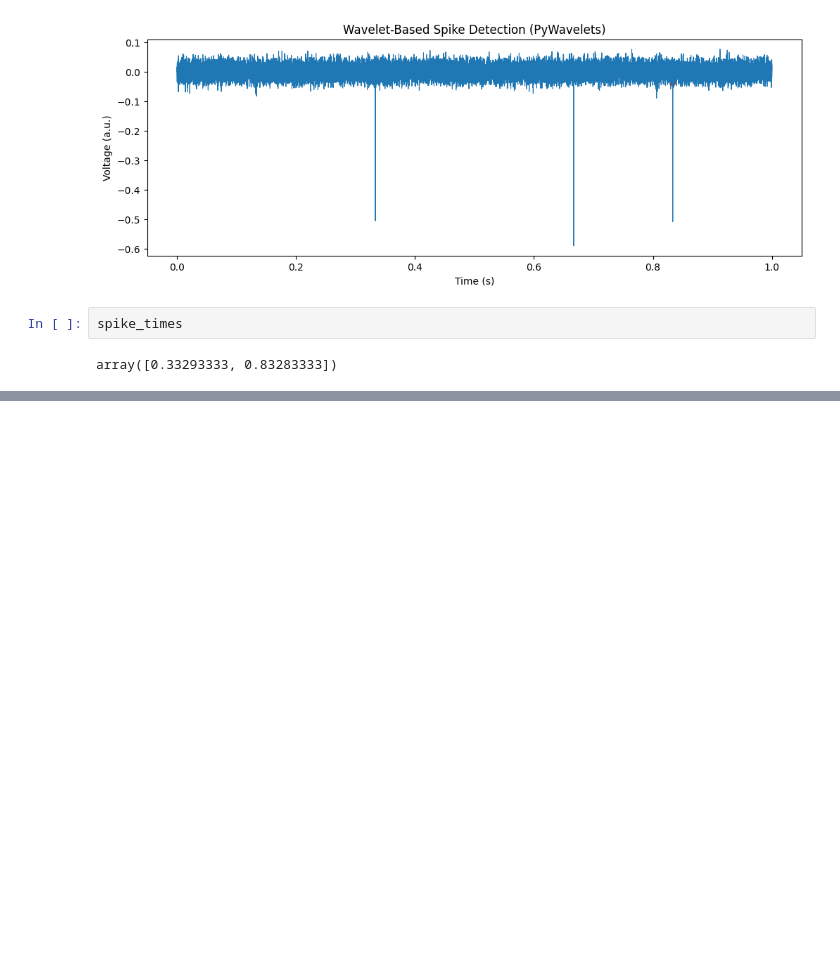
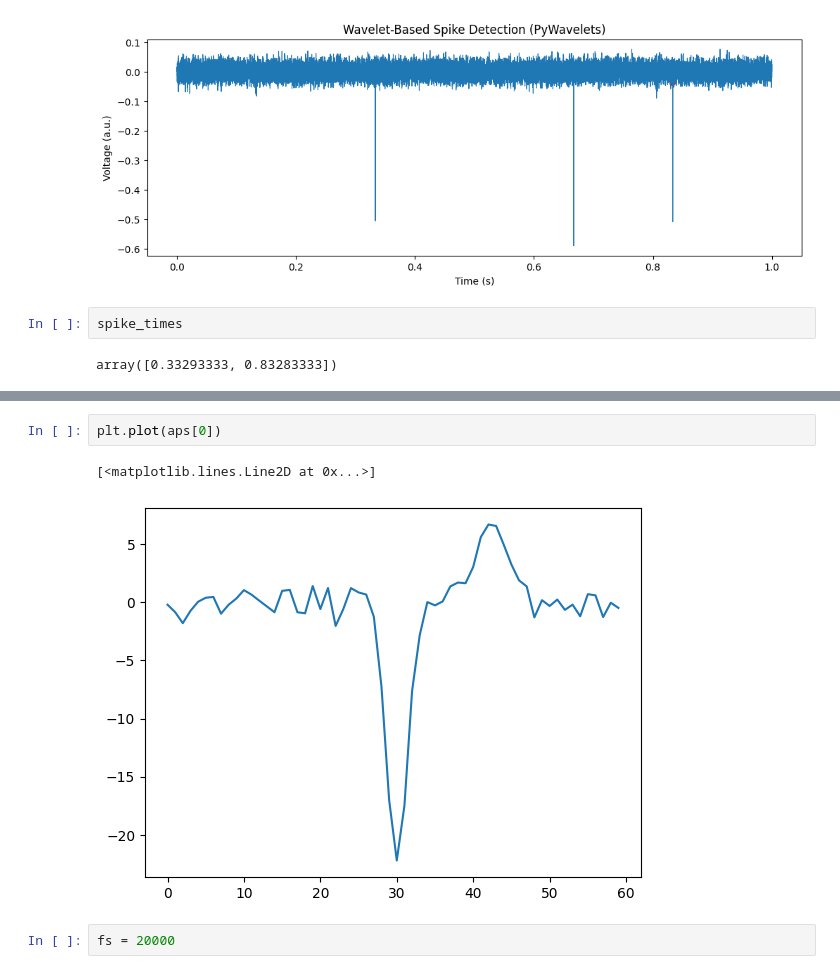
Before and after one commit to inesstsarah/scilifelab_mcs_organoid_analysis, a Jupyter notebook: wavelet_spike_detection.ipynb, the cells around one changed output, grey strips where cells are left out. Saved outputs shown, nothing was run; the diff lists cells and outputs as text; blank space fills up the shorter version.

```diff
--- a/wavelet_spike_detection.ipynb
+++ b/wavelet_spike_detection.ipynb
@@ -91,0 +165,7 @@ array([0.33293333, 0.83283333])
+# %%
+plt.plot(aps[0])
+# %% [output]
+[<matplotlib.lines.Line2D at 0x...>]
+[figure, added]
+# %%
+fs = 20000
```
Also changed, not shown: parts of 9 cells of this notebook, 12 other files.
